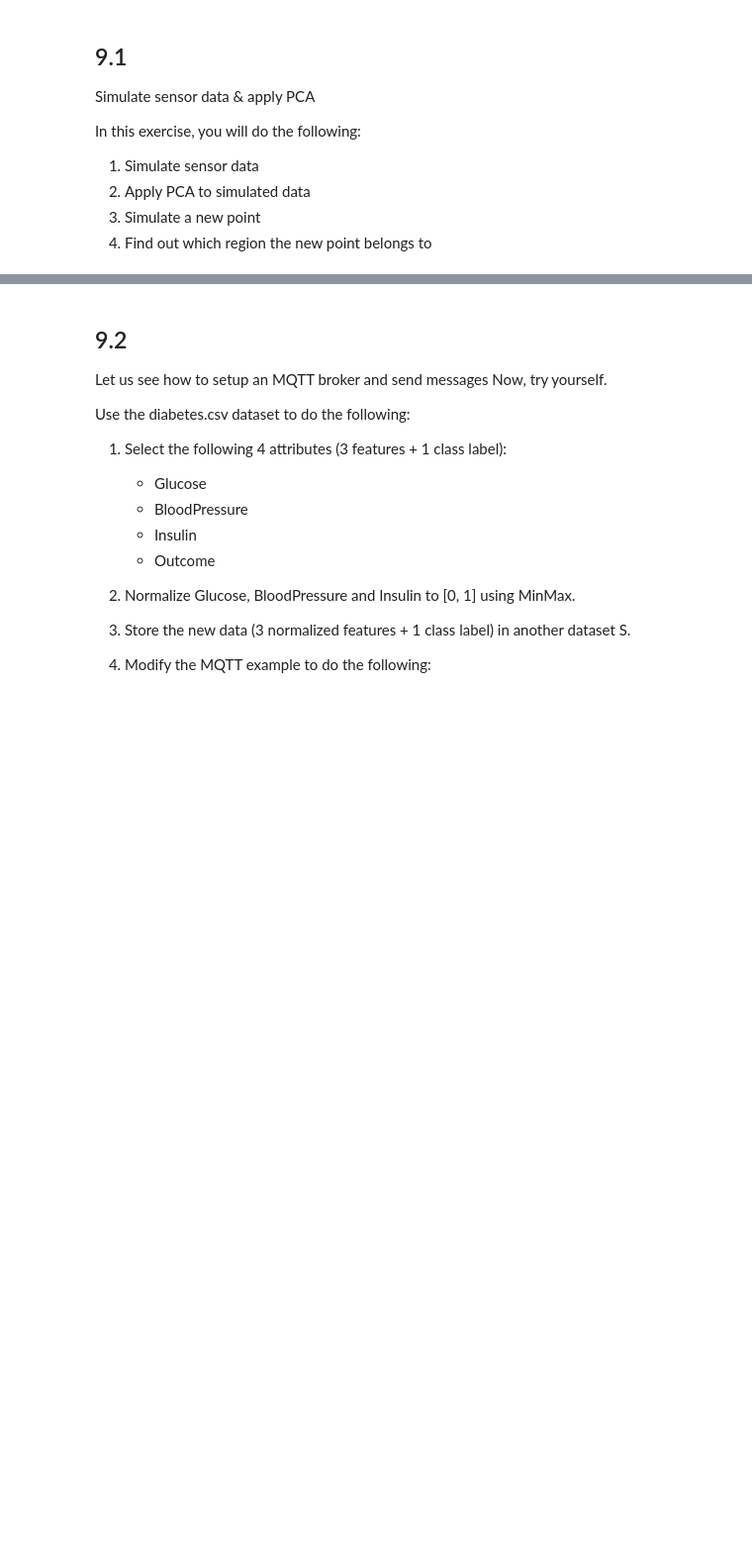
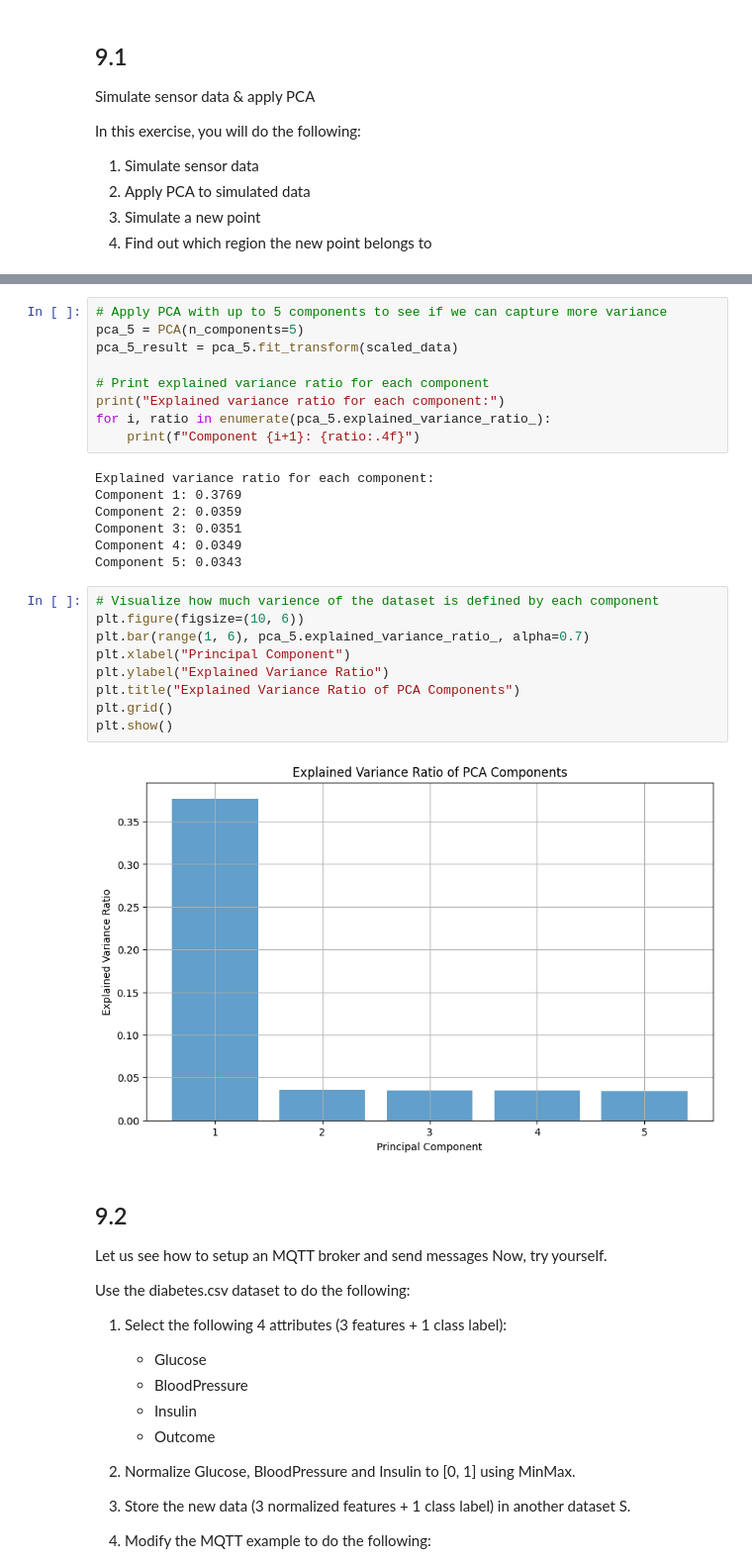
Before and after one commit to X1las/DaT, a Jupyter notebook: exercises.ipynb, the cells around one changed output, grey strips where cells are left out. Shown at 99% size. Saved outputs shown, nothing was run; the diff lists cells and outputs as text; blank space fills up the shorter version.

```diff
--- a/exercises.ipynb
+++ b/exercises.ipynb
@@ -992,3 +1130,30 @@ from sklearn.preprocessing import MinMaxScaler
+# %%
+# Apply PCA with up to 5 components to see if we can capture more variance
+pca_5 = PCA(n_components=5)
+pca_5_result = pca_5.fit_transform(scaled_data)
+
+# Print explained variance ratio for each component
+print("Explained variance ratio for each component:")
+for i, ratio in enumerate(pca_5.explained_variance_ratio_):
+    print(f"Component {i+1}: {ratio:.4f}")
+# %% [output]
+Explained variance ratio for each component:
+Component 1: 0.3769
+Component 2: 0.0359
+Component 3: 0.0351
+Component 4: 0.0349
+Component 5: 0.0343
+# %%
+# Visualize how much varience of the dataset is defined by each component
+plt.figure(figsize=(10, 6))
+plt.bar(range(1, 6), pca_5.explained_variance_ratio_, alpha=0.7)
+plt.xlabel("Principal Component")
+plt.ylabel("Explained Variance Ratio")
+plt.title("Explained Variance Ratio of PCA Components")
+plt.grid()
+plt.show()
+# %% [output]
+[figure, added]
 # %% [markdown]
 ## 9.2
 
```
Also changed, not shown: parts of 17 cells of this notebook.
